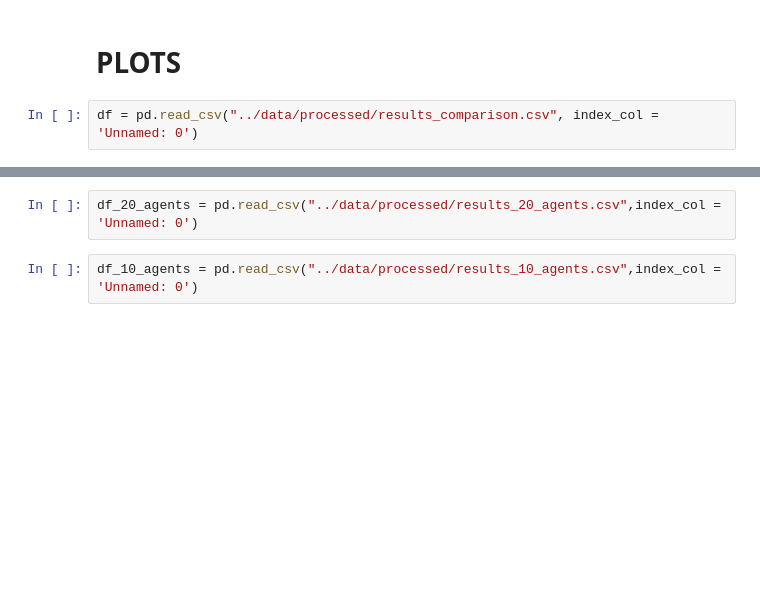
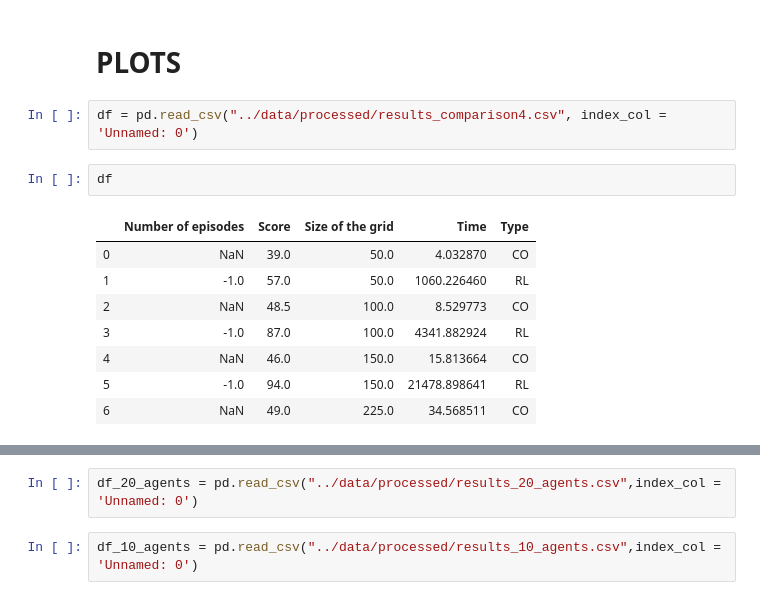
Before and after one commit to dufourc1/SemesterProjectMA3, a Jupyter notebook: notebooks/comparison.ipynb, the cells around one changed output, grey strips where cells are left out. Saved outputs shown, nothing was run; the diff lists cells and outputs as text; blank space fills up the shorter version.

```diff
--- a/notebooks/comparison.ipynb
+++ b/notebooks/comparison.ipynb
@@ -181,4 +231,15 @@ KeyboardInterrupt:
 # %% [markdown]
 # PLOTS
 # %%
-df = pd.read_csv("../data/processed/results_comparison.csv", index_col = 'Unnamed: 0')
+df = pd.read_csv("../data/processed/results_comparison4.csv", index_col = 'Unnamed: 0')
+# %%
+df
+# %% [output]
+|  | Number of episodes | Score | Size of the grid | Time | Type |
+| 0 | NaN | 39.0 | 50.0 | 4.032870 | CO |
+| 1 | -1.0 | 57.0 | 50.0 | 1060.226460 | RL |
+| 2 | NaN | 48.5 | 100.0 | 8.529773 | CO |
+| 3 | -1.0 | 87.0 | 100.0 | 4341.882924 | RL |
+| 4 | NaN | 46.0 | 150.0 | 15.813664 | CO |
+| 5 | -1.0 | 94.0 | 150.0 | 21478.898641 | RL |
+| 6 | NaN | 49.0 | 225.0 | 34.568511 | CO |
```
Also changed, not shown: parts of 3 cells of this notebook.
